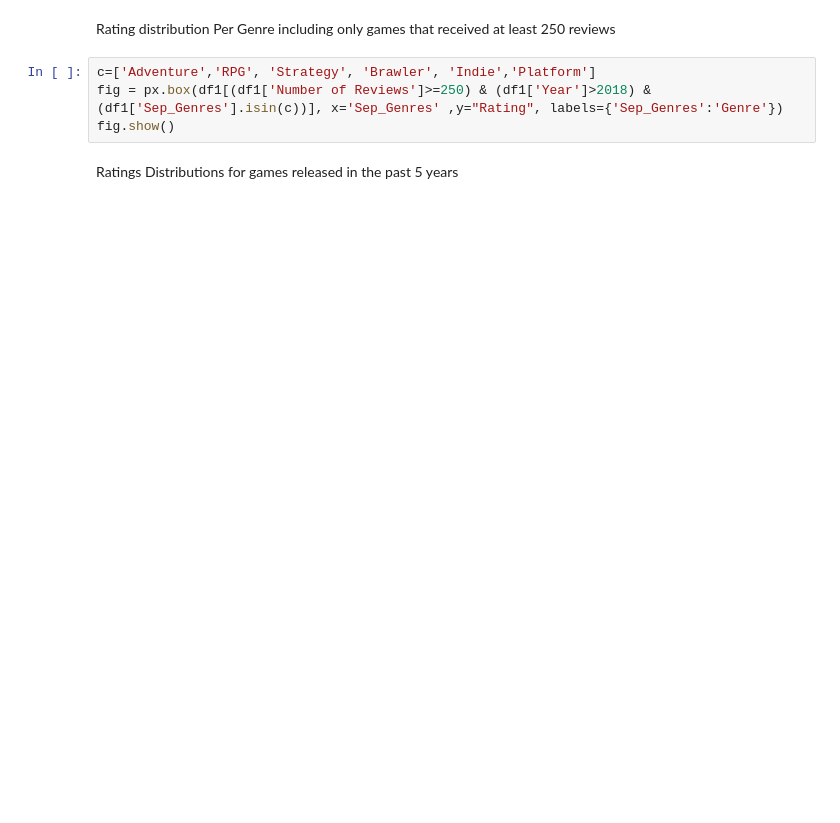
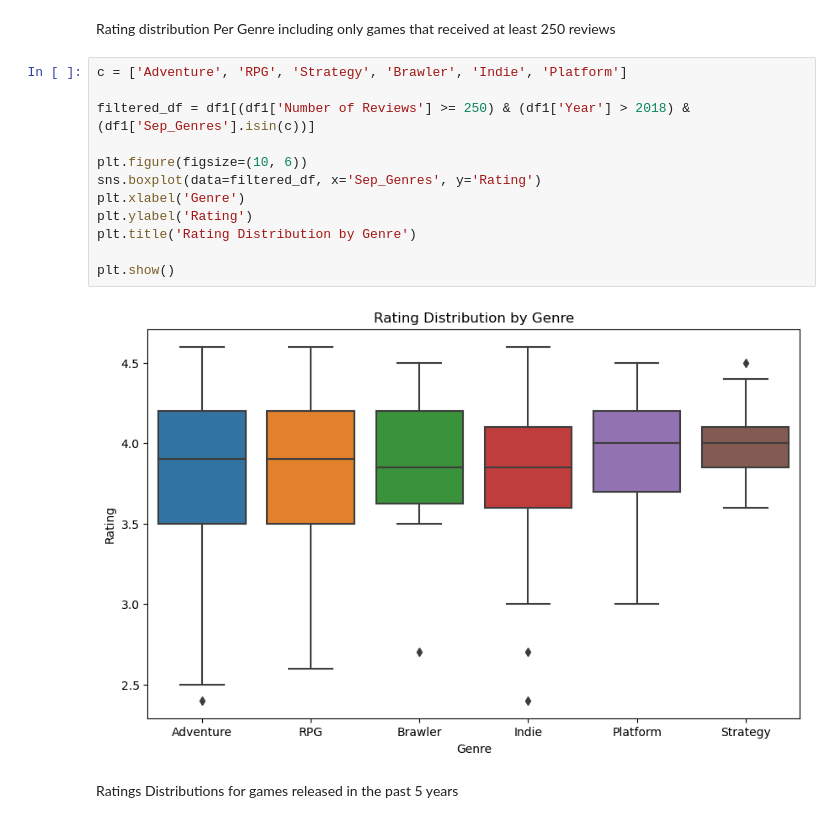
Before and after one commit to HoussemWonders/Videogames-Dataset-Cleaning-and-Exploration, a Jupyter notebook: Data cleaning and exploration.ipynb, the cells around one changed output. Saved outputs shown, nothing was run; the diff lists cells and outputs as text; blank space fills up the shorter version.

Commit message:
visualization update

```diff
--- a/Data cleaning and exploration.ipynb
+++ b/Data cleaning and exploration.ipynb
@@ -264,9 +278,19 @@ genre_rating
 # %% [markdown]
 Rating distribution Per Genre including only games that received at least 250 reviews
 # %%
-c=['Adventure','RPG', 'Strategy', 'Brawler', 'Indie','Platform']
-fig = px.box(df1[(df1['Number of Reviews']>=250) & (df1['Year']>2018) & (df1['Sep_Genres'].isin(c))], x='Sep_Genres' ,y="Rating", labels={'Sep_Genres':'Genre'})
-fig.show()
+c = ['Adventure', 'RPG', 'Strategy', 'Brawler', 'Indie', 'Platform']
+
+filtered_df = df1[(df1['Number of Reviews'] >= 250) & (df1['Year'] > 2018) & (df1['Sep_Genres'].isin(c))]
+
+plt.figure(figsize=(10, 6))
+sns.boxplot(data=filtered_df, x='Sep_Genres', y='Rating')
+plt.xlabel('Genre')
+plt.ylabel('Rating')
+plt.title('Rating Distribution by Genre')
+
+plt.show()
+# %% [output]
+[figure, added]
 # %% [markdown]
 Ratings Distributions for games released in the past 5 years
 # %%
```
Also changed, not shown: parts of 3 cells of this notebook.
